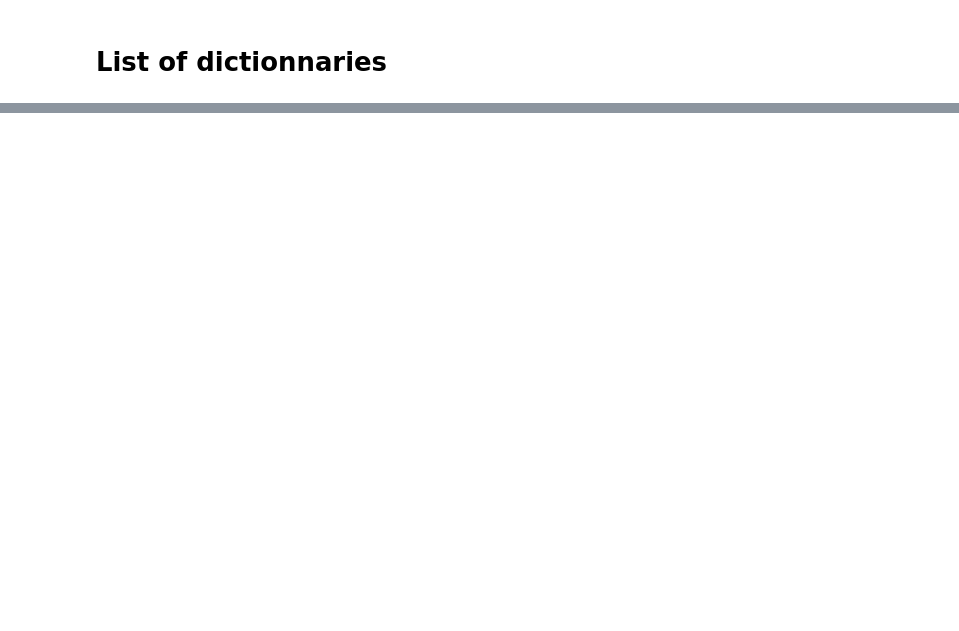
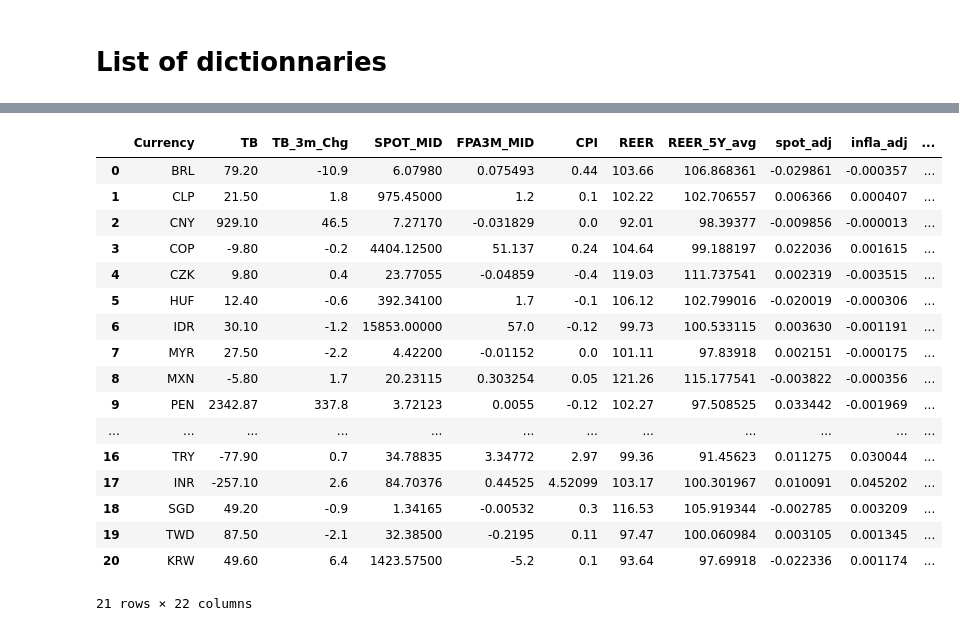
Before and after one commit to lanfeustX/Backtest, a Jupyter notebook: EMFX Backtest v2.ipynb, the cells around one changed output, grey strips where cells are left out. Cells and saved outputs as stored; diff of their text form; code cells hidden in the pictures; blank space fills up the shorter version.

```diff
--- a/EMFX Backtest v2.ipynb
+++ b/EMFX Backtest v2.ipynb
@@ -2870,0 +1274,7 @@ array(['2024-11-13T00:00:00.000000000', '2024-11-12T00:00:00.000000000',
+# %%
+
+spot_prices = {}
+
+for date in price_mid.index:
+    spot_prices = price_mid.loc[date].dropna() # Drop currencies with NaN values for that date
+    spot_prices[date] = pd.DataFrame(spot_prices).transpose()  # Create a DataFrame for each date
@@ -2870,0 +1418,10 @@ array(['2024-11-13T00:00:00.000000000', '2024-11-12T00:00:00.000000000',
+# %%
+# merge with trade balance dict
+for date_str, merged_df in final_merged_dict4.items():
+    if date_str in tb_dict_with_3m_change:
+        tb_df = tb_dict_with_3m_change[date_str]
+        final_merged_df = pd.merge(tb_df.set_index('Currency'), merged_df, left_index=True, right_index=True, how='inner')
+        final_merged_dict4[date_str] = final_merged_df
+    else:
+
+        print(f"Warning: Date {date_str} not found in both dictionaries. Skipping.")
@@ -2870,0 +1448,7 @@ array(['2024-11-13T00:00:00.000000000', '2024-11-12T00:00:00.000000000',
+# %%
+for date_str, df in final_merged_dict4.items():
+    df = df.reset_index()
+    df = df.drop(['DATE_vol', 'DATE_mom'], axis=1)
+
+    df.rename(columns={'index': 'Currency'}, inplace=True) #Rename the column to 'Currency'
+    final_merged_dict4[date_str] = df  # Update the dictionary
@@ -2870,0 +1623,19 @@ array(['2024-11-13T00:00:00.000000000', '2024-11-12T00:00:00.000000000',
+# %%
+def add_conditional_reer(df):
+    """
+    Adds 'Conditional_REER_Discount' column if it doesn't exist.
+    """
+    if 'REER_Discount' not in df.columns:
+        print(f"Warning: 'REER_Discount' column not found for date {date}. Skipping calculation.")  #or logging
+        return df
+    if 'Conditional_REER_Discount' not in df.columns:
+        df['Conditional_REER_Discount'] = df.apply(
+            lambda row: row['Momentum'] * row['REER_Discount'] * (row['REER_Discount'] < 0) if row['Momentum'] == 1 else 0,
+            axis=1
+        )
+    return df
+
+
+# Apply the function to each DataFrame in the dictionary
+for date, df in final_merged_dict4.items():
+    final_merged_dict4[date] = add_conditional_reer(df)
@@ -3328,0 +1784,21 @@ updated_date_metric_dictionary = calculate_sizes(date_metric_dictionary)
+# %%
+final_merged_dict4['20241206']
+# %% [output]
+|  | Currency | TB | TB_3m_Chg | SPOT_MID | FPA3M_MID | CPI | REER | REER_5Y_avg | spot_adj | infla_adj | ... |
+| 0 | BRL | 79.20 | -10.9 | 6.07980 | 0.075493 | 0.44 | 103.66 | 106.868361 | -0.029861 | -0.000357 | ... |
+| 1 | CLP | 21.50 | 1.8 | 975.45000 | 1.2 | 0.1 | 102.22 | 102.706557 | 0.006366 | 0.000407 | ... |
+| 2 | CNY | 929.10 | 46.5 | 7.27170 | -0.031829 | 0.0 | 92.01 | 98.39377 | -0.009856 | -0.000013 | ... |
+| 3 | COP | -9.80 | -0.2 | 4404.12500 | 51.137 | 0.24 | 104.64 | 99.188197 | 0.022036 | 0.001615 | ... |
+| 4 | CZK | 9.80 | 0.4 | 23.77055 | -0.04859 | -0.4 | 119.03 | 111.737541 | 0.002319 | -0.003515 | ... |
+| 5 | HUF | 12.40 | -0.6 | 392.34100 | 1.7 | -0.1 | 106.12 | 102.799016 | -0.020019 | -0.000306 | ... |
+| 6 | IDR | 30.10 | -1.2 | 15853.00000 | 57.0 | -0.12 | 99.73 | 100.533115 | 0.003630 | -0.001191 | ... |
+| 7 | MYR | 27.50 | -2.2 | 4.42200 | -0.01152 | 0.0 | 101.11 | 97.83918 | 0.002151 | -0.000175 | ... |
+| 8 | MXN | -5.80 | 1.7 | 20.23115 | 0.303254 | 0.05 | 121.26 | 115.177541 | -0.003822 | -0.000356 | ... |
+| 9 | PEN | 2342.87 | 337.8 | 3.72123 | 0.0055 | -0.12 | 102.27 | 97.508525 | 0.033442 | -0.001969 | ... |
+| ... | ... | ... | ... | ... | ... | ... | ... | ... | ... | ... | ... |
+| 16 | TRY | -77.90 | 0.7 | 34.78835 | 3.34772 | 2.97 | 99.36 | 91.45623 | 0.011275 | 0.030044 | ... |
+| 17 | INR | -257.10 | 2.6 | 84.70376 | 0.44525 | 4.52099 | 103.17 | 100.301967 | 0.010091 | 0.045202 | ... |
+| 18 | SGD | 49.20 | -0.9 | 1.34165 | -0.00532 | 0.3 | 116.53 | 105.919344 | -0.002785 | 0.003209 | ... |
+| 19 | TWD | 87.50 | -2.1 | 32.38500 | -0.2195 | 0.11 | 97.47 | 100.060984 | 0.003105 | 0.001345 | ... |
+| 20 | KRW | 49.60 | 6.4 | 1423.57500 | -5.2 | 0.1 | 93.64 | 97.69918 | -0.022336 | 0.001174 | ... |
+21 rows × 22 columns
```
Also changed, not shown: parts of 130 cells of this notebook.
